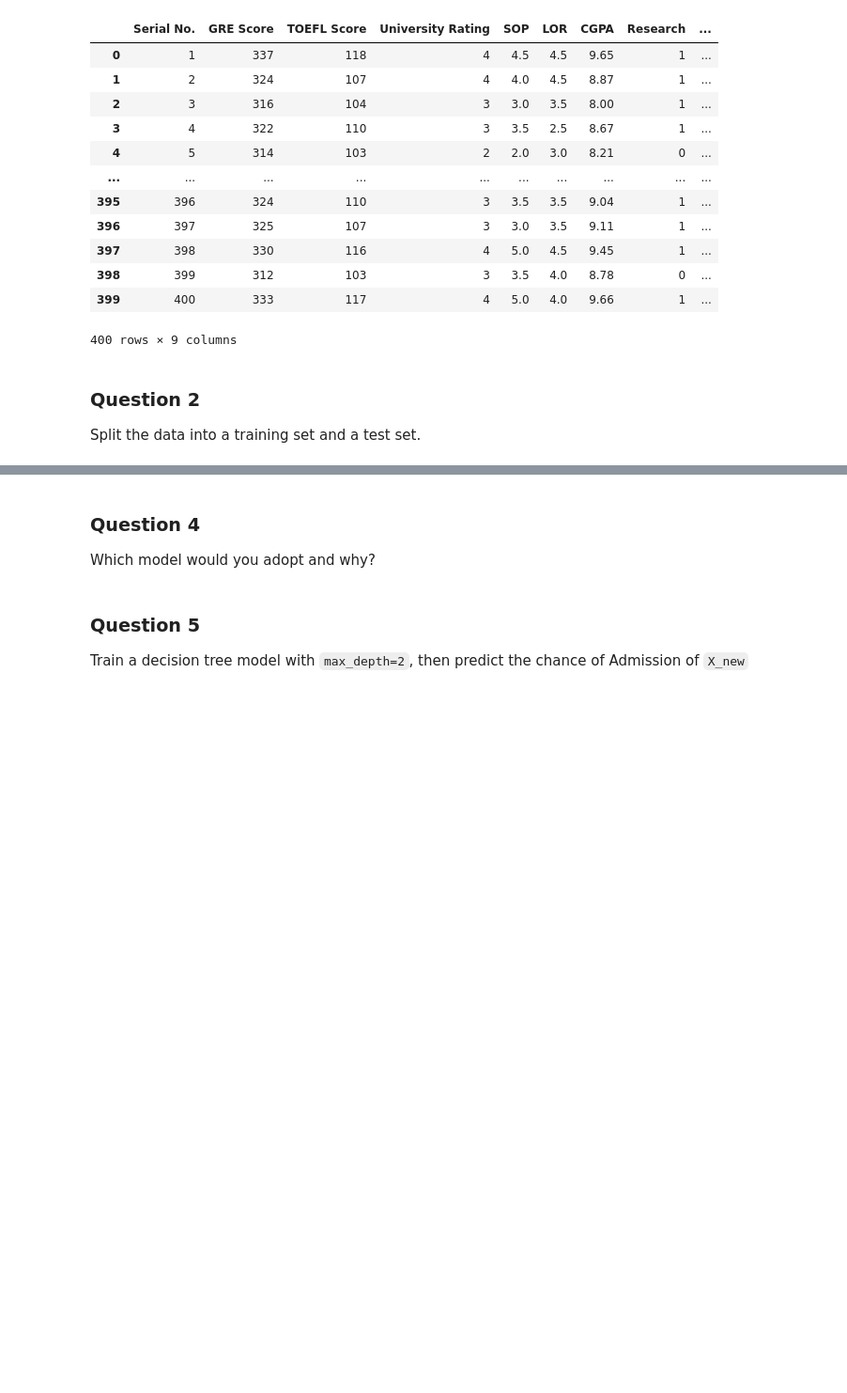
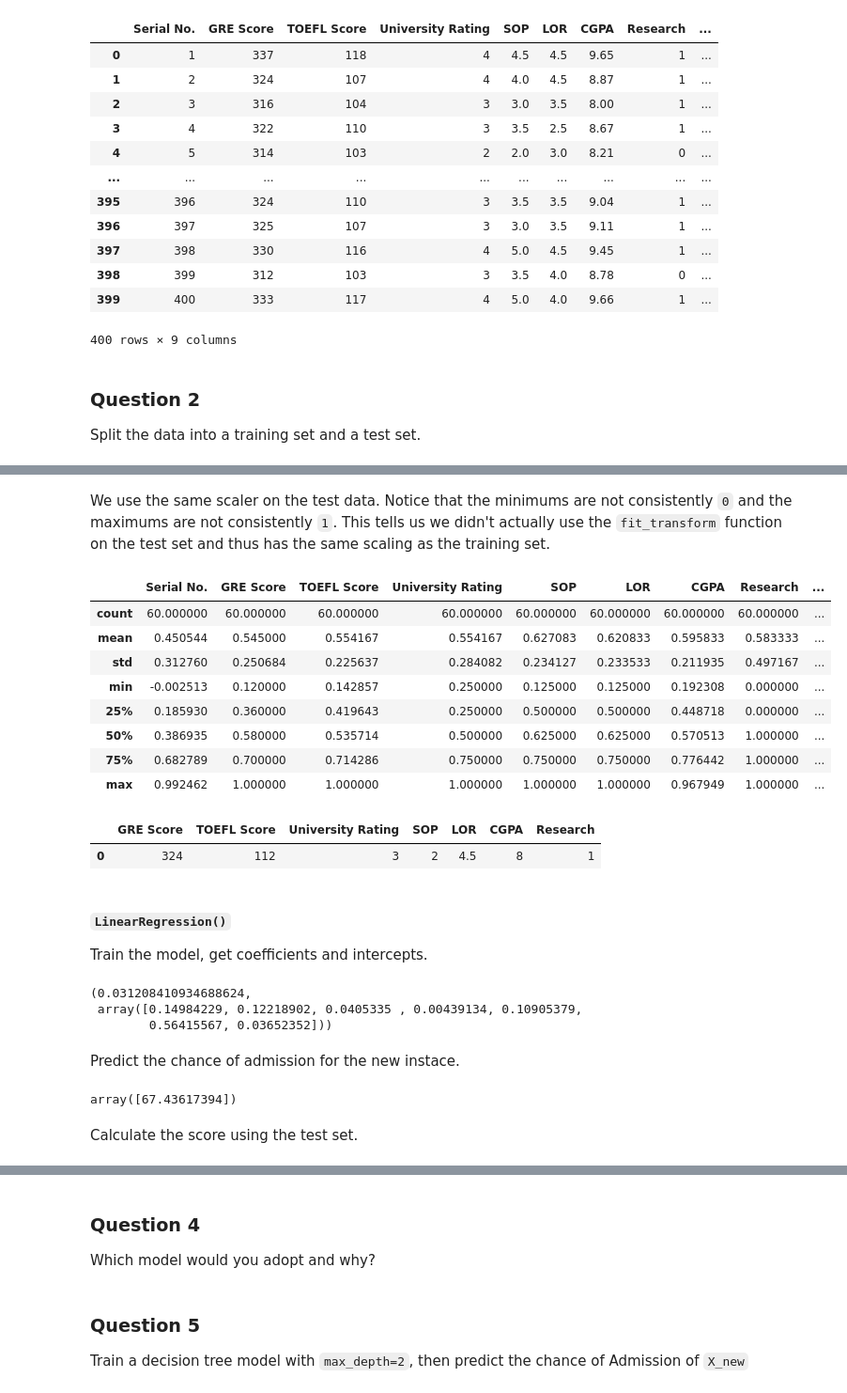
Before and after one commit to RochX/comp486-assignments, a Jupyter notebook: assignment4/assignment4.ipynb, the cells around one changed output, grey strips where cells are left out. Shown at 94% size. Saved outputs shown, nothing was run; the diff lists cells and outputs as text; code cells hidden in the pictures; blank space fills up the shorter version.

Commit message:
Finish LinearRegression for Part 1 Q3

```diff
--- a/assignment4/assignment4.ipynb
+++ b/assignment4/assignment4.ipynb
@@ -51,0 +90,18 @@ decomposition (SVD), Stochastic Gradient Descent, and Polynomial Regression with
+# %% [markdown]
+We use the same scaler on the test data.
+Notice that the minimums are not consistently `0` and the maximums are not consistently `1`.
+This tells us we didn't actually use the `fit_transform` function on the test set and thus has the same scaling as the training set.
+# %%
+# use the same scaler on the test data
+adm_test_set_scaled = min_max_scaler.transform(adm_test_set)
+adm_test_set_scaled.describe()
+# %% [output]
+|  | Serial No. | GRE Score | TOEFL Score | University Rating | SOP | LOR | CGPA | Research | ... |
+| count | 60.000000 | 60.000000 | 60.000000 | 60.000000 | 60.000000 | 60.000000 | 60.000000 | 60.000000 | ... |
+| mean | 0.450544 | 0.545000 | 0.554167 | 0.554167 | 0.627083 | 0.620833 | 0.595833 | 0.583333 | ... |
+| std | 0.312760 | 0.250684 | 0.225637 | 0.284082 | 0.234127 | 0.233533 | 0.211935 | 0.497167 | ... |
+| min | -0.002513 | 0.120000 | 0.142857 | 0.250000 | 0.125000 | 0.125000 | 0.192308 | 0.000000 | ... |
+| 25% | 0.185930 | 0.360000 | 0.419643 | 0.250000 | 0.500000 | 0.500000 | 0.448718 | 0.000000 | ... |
+| 50% | 0.386935 | 0.580000 | 0.535714 | 0.500000 | 0.625000 | 0.625000 | 0.570513 | 1.000000 | ... |
+| 75% | 0.682789 | 0.700000 | 0.714286 | 0.750000 | 0.750000 | 0.750000 | 0.776442 | 1.000000 | ... |
+| max | 0.992462 | 1.000000 | 1.000000 | 1.000000 | 1.000000 | 1.000000 | 0.967949 | 1.000000 | ... |
@@ -51,0 +117,30 @@ decomposition (SVD), Stochastic Gradient Descent, and Polynomial Regression with
+# %%
+# set up the X_new variable with column names for each feature
+X_new = [324, 112, 3, 2, 4.5, 8,1]
+X_new = pd.DataFrame([X_new], columns=list(adm_training_features))
+X_new
+# %% [output]
+|  | GRE Score | TOEFL Score | University Rating | SOP | LOR | CGPA | Research |
+| 0 | 324 | 112 | 3 | 2 | 4.5 | 8 | 1 |
+# %% [markdown]
+#### `LinearRegression()`
+Train the model, get coefficients and intercepts.
+# %%
+# LinearRegression()
+from sklearn.linear_model import LinearRegression
+
+lin_reg = LinearRegression()
+lin_reg.fit(adm_training_features, adm_training_labels)
+lin_reg.intercept_,lin_reg.coef_
+# %% [output]
+(0.031208410934688624,
+ array([0.14984229, 0.12218902, 0.0405335 , 0.00439134, 0.10905379,
+        0.56415567, 0.03652352]))
+# %% [markdown]
+Predict the chance of admission for the new instace.
+# %%
+lin_reg.predict(X_new)
+# %% [output]
+array([67.43617394])
+# %% [markdown]
+Calculate the score using the test set.
```
Also changed, not shown: parts of 17 cells of this notebook.
